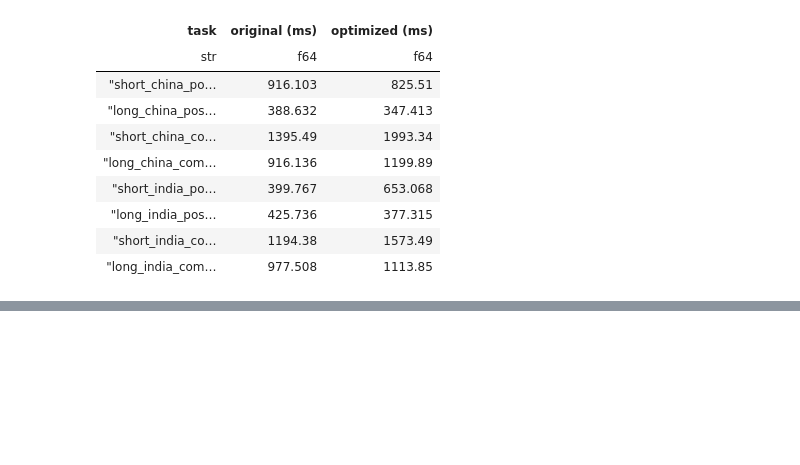
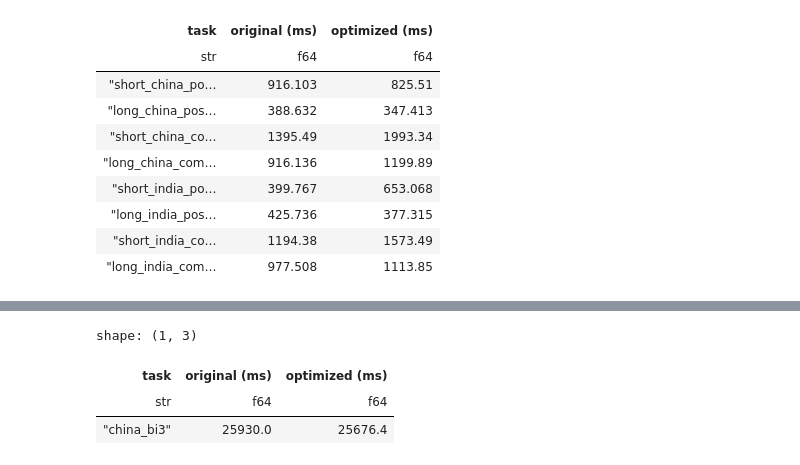
Before and after one commit to DrEden33773/LDBC-SNB-VEQ, a Jupyter notebook: notebook.ipynb, the cells around one changed output, grey strips where cells are left out. Drawn from its saved outputs; the diff is of its cells as text; code cells hidden in the pictures; blank space fills up the shorter version.

```diff
--- a/notebook.ipynb
+++ b/notebook.ipynb
@@ -1038,0 +1086,4 @@ shape: (8, 3)
+# %%
+""" Run query """
+
+original_query_proc.run_query()
@@ -1038,0 +1144,4 @@ shape: (8, 3)
+# %%
+""" Run query """
+
+optimized_query_proc.run_query()
@@ -1038,0 +1160,16 @@ shape: (8, 3)
+# %%
+""" Show BI-3 `comparison data-frame` """
+
+df = pl.DataFrame(
+    {
+        "task": ["china_bi3"],
+        "original (ms)": original_query_proc.time_table,
+        "optimized (ms)": optimized_query_proc.time_table,
+    }
+)
+df
+# %% [output]
+shape: (1, 3)
+| task | original (ms) | optimized (ms) |
+| str | f64 | f64 |
+| "china_bi3" | 25930.0 | 25676.4 |
```
Also changed, not shown: parts of 9 cells of this notebook, 1 other file.
